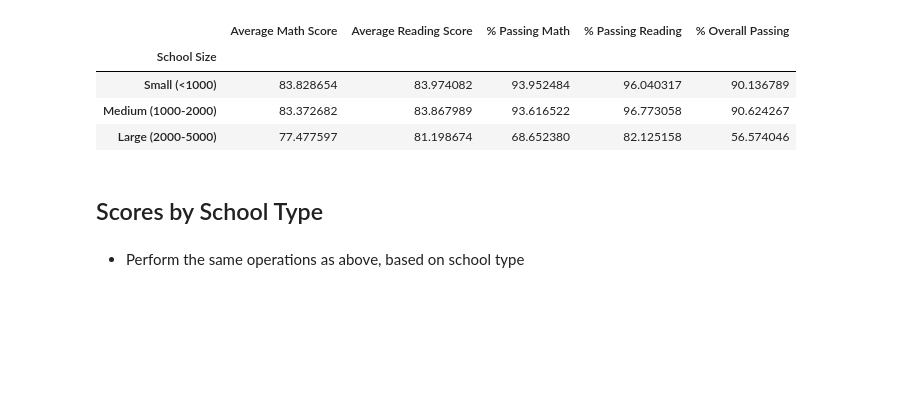
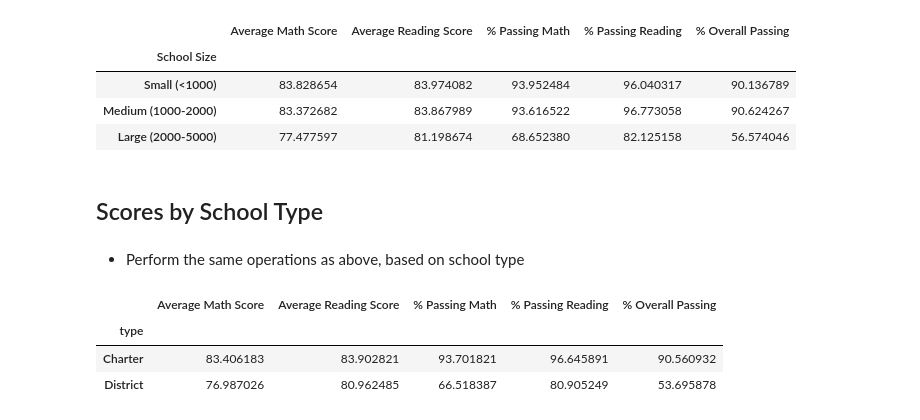
Before and after one commit to valputla/pandas-challenge, a Jupyter notebook: PyCitySchools/PyCitySchools - Lindsey Morales.ipynb, the cells around one changed output. Cells and saved outputs as stored; diff of their text form; code cells hidden in the pictures; blank space fills up the shorter version.

Commit message:
Completed Scores by School Type

```diff
--- a/PyCitySchools/PyCitySchools - Lindsey Morales.ipynb
+++ b/PyCitySchools/PyCitySchools - Lindsey Morales.ipynb
@@ -1044,3 +1044,15 @@ size_df
 ## Scores by School Type
 # %% [markdown]
 * Perform the same operations as above, based on school type
+# %%
+scores_by_type = school_data_complete.merge(aggregate_df, on=["school_name"])
+scores_by_type = scores_by_type.set_index(scores_by_type["type"])
+
+scores_by_type = scores_by_type.iloc[:, 16:21]
+scores_by_type = scores_by_type.groupby("type").mean()
+scores_by_type
+# %% [output]
+|  | Average Math Score | Average Reading Score | % Passing Math | % Passing Reading | % Overall Passing |
+| type |  |  |  |  |  |
+| Charter | 83.406183 | 83.902821 | 93.701821 | 96.645891 | 90.560932 |
+| District | 76.987026 | 80.962485 | 66.518387 | 80.905249 | 53.695878 |
```
